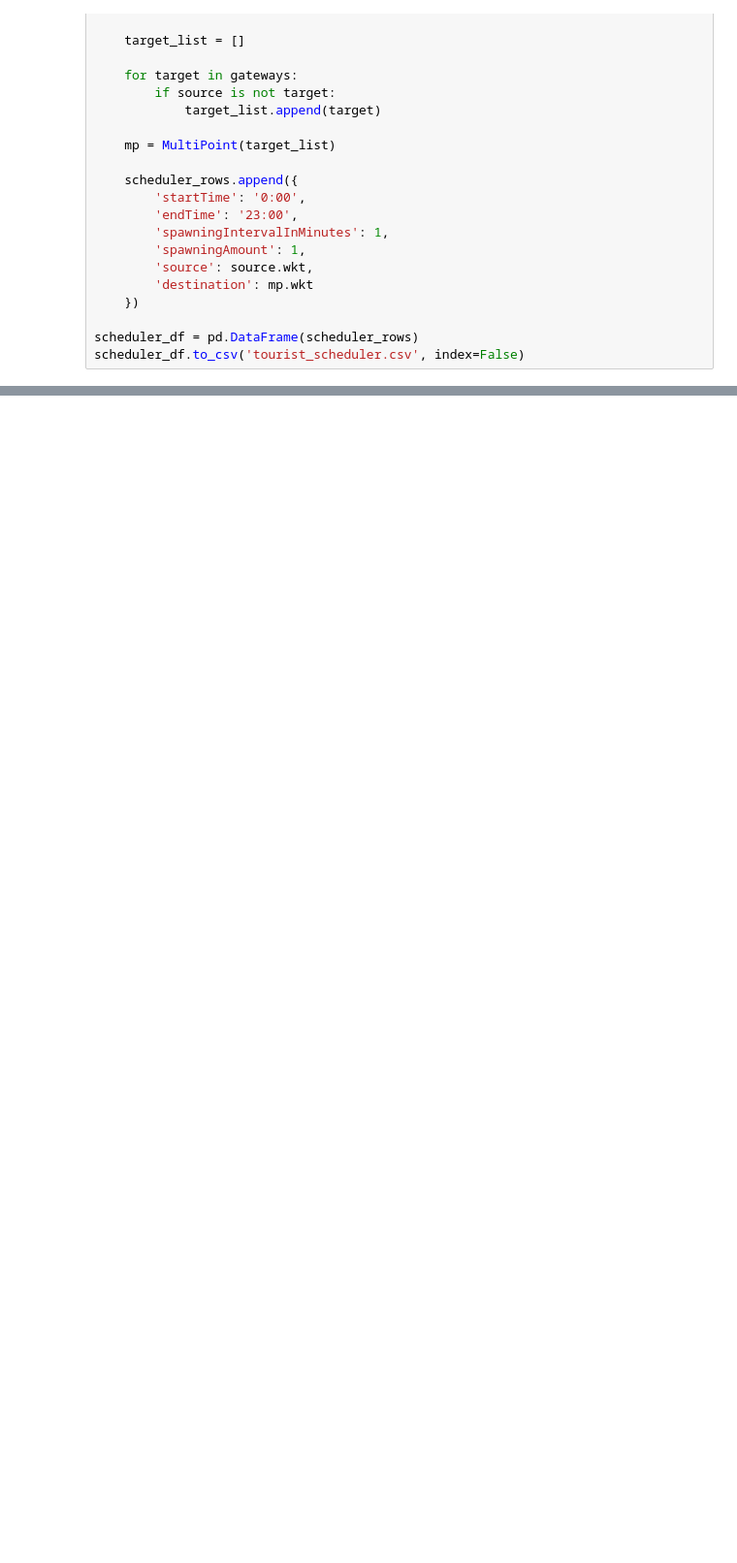
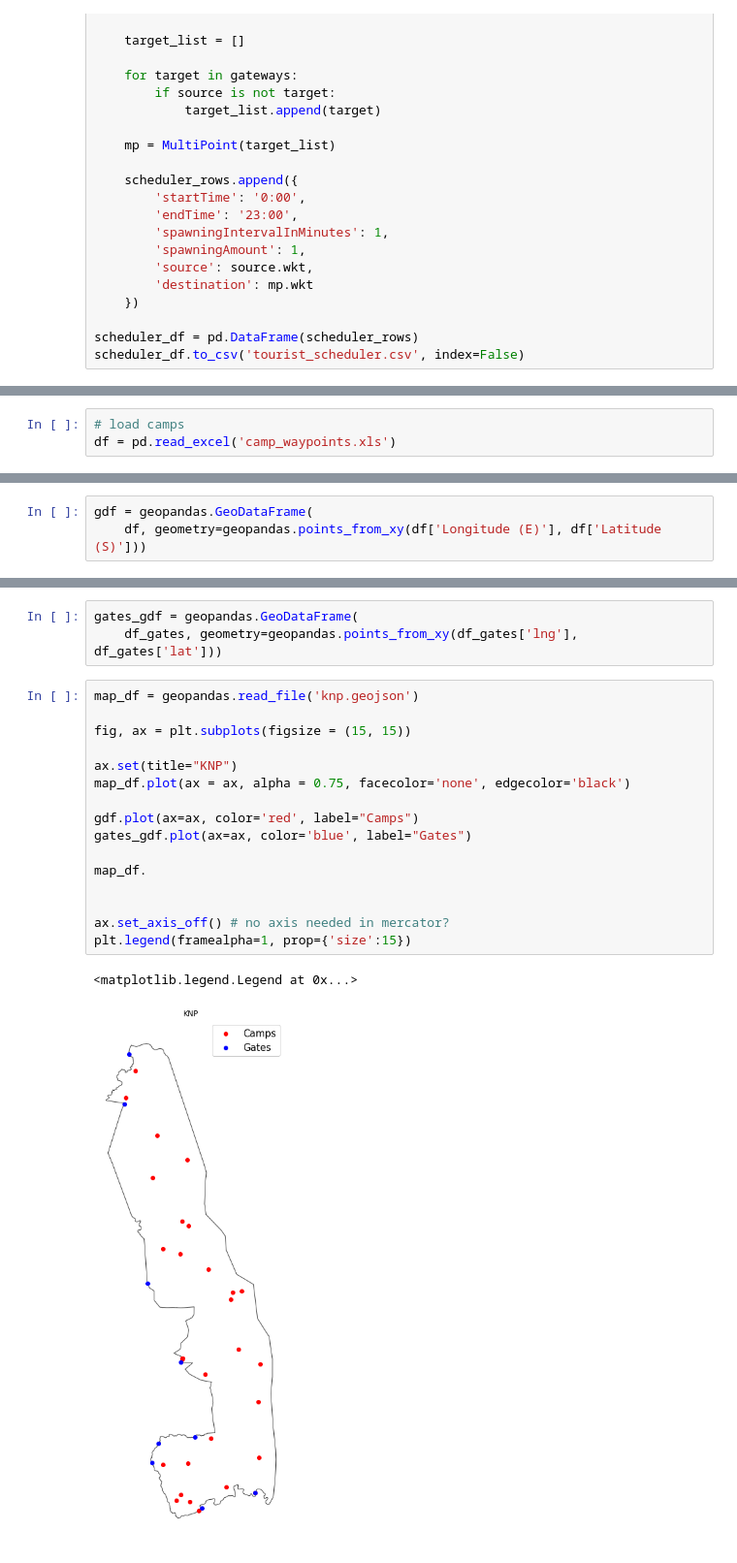
Before and after one commit to MARS-Group-HAW/model-knp-traffic, a Jupyter notebook: Models/KrugerNationalParkBox/Tourist Scheduler.ipynb, the cells around one changed output, grey strips where cells are left out. Shown: that part at 97% size. Drawn from its saved outputs; the diff is of its cells as text; blank space fills up the shorter version.

Commit message:
notebook for creating scheduling csv data

```diff
--- a/Models/KrugerNationalParkBox/Tourist Scheduler.ipynb
+++ b/Models/KrugerNationalParkBox/Tourist Scheduler.ipynb
@@ -115,0 +110,3 @@ scheduler_df
+# %%
+# load camps
+df = pd.read_excel('camp_waypoints.xls')
@@ -115,0 +118,3 @@ scheduler_df
+# %%
+gdf = geopandas.GeoDataFrame(
+    df, geometry=geopandas.points_from_xy(df['Longitude (E)'], df['Latitude (S)']))
@@ -115,0 +302,22 @@ scheduler_df
+# %%
+gates_gdf = geopandas.GeoDataFrame(
+    df_gates, geometry=geopandas.points_from_xy(df_gates['lng'], df_gates['lat']))
+# %%
+map_df = geopandas.read_file('knp.geojson')
+
+fig, ax = plt.subplots(figsize = (15, 15))
+
+ax.set(title="KNP")
+map_df.plot(ax = ax, alpha = 0.75, facecolor='none', edgecolor='black')
+
+gdf.plot(ax=ax, color='red', label="Camps")
+gates_gdf.plot(ax=ax, color='blue', label="Gates")
+
+map_df.
+
+
+ax.set_axis_off() # no axis needed in mercator?
+plt.legend(framealpha=1, prop={'size':15})
+# %% [output]
+<matplotlib.legend.Legend at 0x...>
+[figure, added]
```
Also changed, not shown: parts of 17 cells of this notebook, 3 other files.
